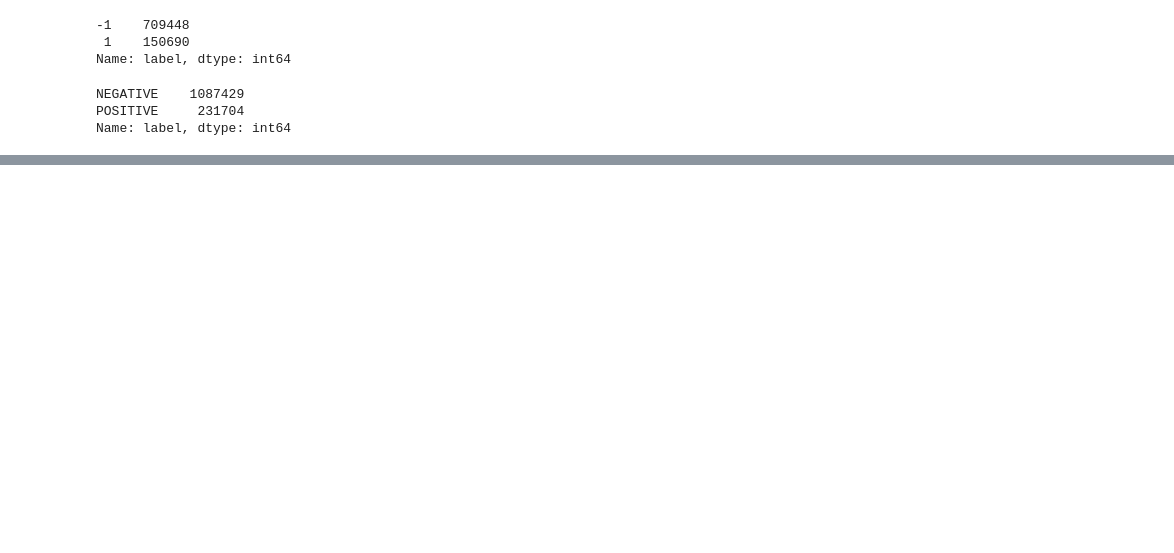
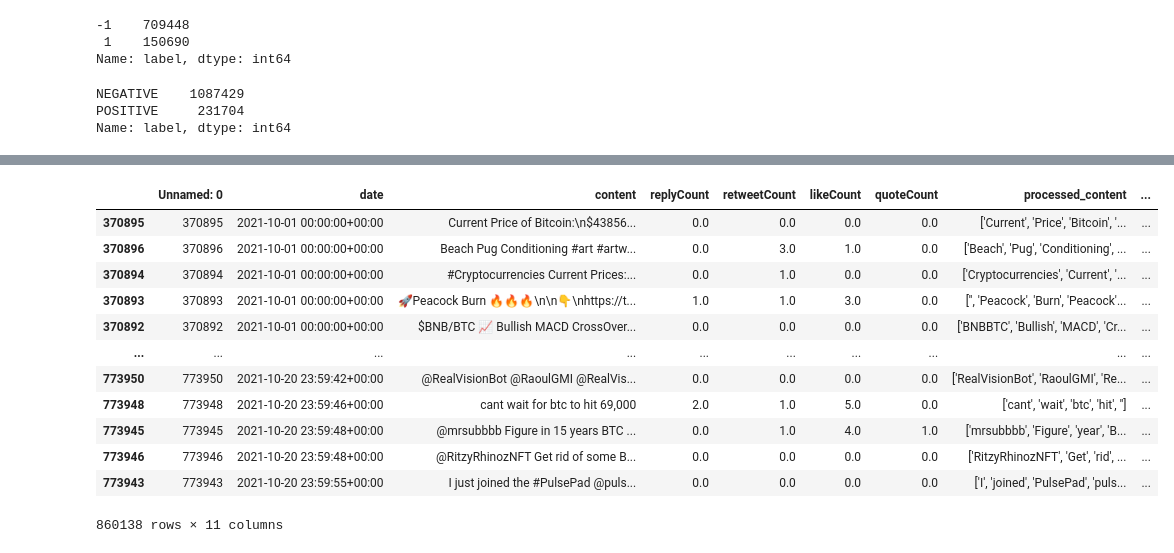
Before and after one commit to Miqk/bachelor-thesis, a Jupyter notebook: analyzer.ipynb, the cells around one changed output, grey strips where cells are left out. Saved outputs shown, nothing was run; the diff lists cells and outputs as text; code cells hidden in the pictures; blank space fills up the shorter version.

```diff
--- a/analyzer.ipynb
+++ b/analyzer.ipynb
@@ -41,0 +71,18 @@ AttributeError: 'DataFrame' object has no attribute 'close'
+# %%
+test = df_without_dropped_na.dropna()
+# %%
+test.sort_values('date')
+# %% [output]
+|  | Unnamed: 0 | date | content | replyCount | retweetCount | likeCount | quoteCount | processed_content | ... |
+| 370895 | 370895 | 2021-10-01 00:00:00+00:00 | Current Price of Bitcoin:\n$43856... | 0.0 | 0.0 | 0.0 | 0.0 | ['Current', 'Price', 'Bitcoin', '... | ... |
+| 370896 | 370896 | 2021-10-01 00:00:00+00:00 | Beach Pug Conditioning #art #artw... | 0.0 | 3.0 | 1.0 | 0.0 | ['Beach', 'Pug', 'Conditioning', ... | ... |
+| 370894 | 370894 | 2021-10-01 00:00:00+00:00 | #Cryptocurrencies Current Prices:... | 0.0 | 1.0 | 0.0 | 0.0 | ['Cryptocurrencies', 'Current', '... | ... |
+| 370893 | 370893 | 2021-10-01 00:00:00+00:00 | 🚀Peacock Burn 🔥🔥🔥\n\n👇\nhttps://t... | 1.0 | 1.0 | 3.0 | 0.0 | ['', 'Peacock', 'Burn', 'Peacock'... | ... |
+| 370892 | 370892 | 2021-10-01 00:00:00+00:00 | $BNB/BTC 📈 Bullish MACD CrossOver... | 0.0 | 0.0 | 0.0 | 0.0 | ['BNBBTC', 'Bullish', 'MACD', 'Cr... | ... |
+| ... | ... | ... | ... | ... | ... | ... | ... | ... | ... |
+| 773950 | 773950 | 2021-10-20 23:59:42+00:00 | @RealVisionBot @RaoulGMI @RealVis... | 0.0 | 0.0 | 0.0 | 0.0 | ['RealVisionBot', 'RaoulGMI', 'Re... | ... |
+| 773948 | 773948 | 2021-10-20 23:59:46+00:00 | cant wait for btc to hit 69,000 | 2.0 | 1.0 | 5.0 | 0.0 | ['cant', 'wait', 'btc', 'hit', ''] | ... |
+| 773945 | 773945 | 2021-10-20 23:59:48+00:00 | @mrsubbbb Figure in 15 years BTC ... | 0.0 | 1.0 | 4.0 | 1.0 | ['mrsubbbb', 'Figure', 'year', 'B... | ... |
+| 773946 | 773946 | 2021-10-20 23:59:48+00:00 | @RitzyRhinozNFT Get rid of some B... | 0.0 | 0.0 | 0.0 | 0.0 | ['RitzyRhinozNFT', 'Get', 'rid', ... | ... |
+| 773943 | 773943 | 2021-10-20 23:59:55+00:00 | I just joined the #PulsePad @puls... | 0.0 | 0.0 | 0.0 | 0.0 | ['I', 'joined', 'PulsePad', 'puls... | ... |
+860138 rows × 11 columns
```
Also changed, not shown: parts of 8 cells of this notebook, 1 other file.
